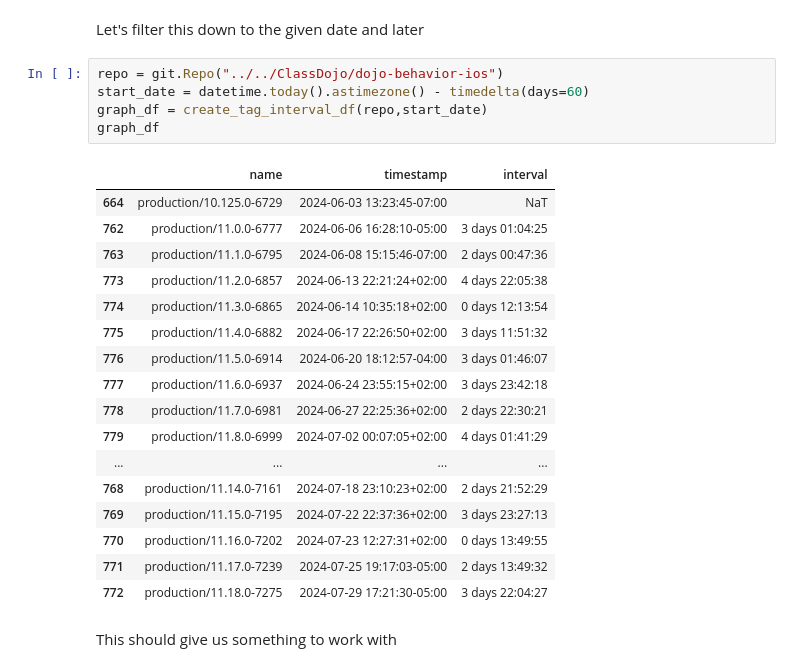
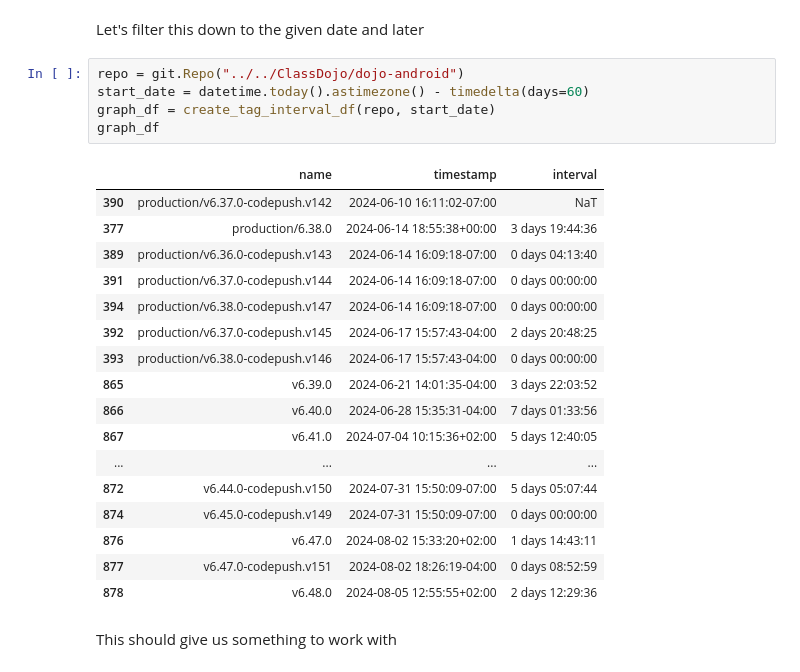
Before and after one commit to tottinge/gitminer-jupyter, a Jupyter notebook: OldNotebooks/GraphRepos.ipynb, the cells around one changed output. Drawn from its saved outputs; the diff is of its cells as text.

```diff
--- a/OldNotebooks/GraphRepos.ipynb
+++ b/OldNotebooks/GraphRepos.ipynb
@@ -30,28 +31,28 @@ we will need to generate a dataframe for the tags, with label and timestamp
 # %% [markdown]
 Let's filter this down to the given date and later
 # %%
-repo = git.Repo("../../ClassDojo/dojo-behavior-ios")
+repo = git.Repo("../../ClassDojo/dojo-android")
 start_date = datetime.today().astimezone() - timedelta(days=60)
-graph_df = create_tag_interval_df(repo,start_date)
+graph_df = create_tag_interval_df(repo, start_date)
 graph_df
 # %% [output]
 |  | name | timestamp | interval |
-| 664 | production/10.125.0-6729 | 2024-06-03 13:23:45-07:00 | NaT |
-| 762 | production/11.0.0-6777 | 2024-06-06 16:28:10-05:00 | 3 days 01:04:25 |
-| 763 | production/11.1.0-6795 | 2024-06-08 15:15:46-07:00 | 2 days 00:47:36 |
-| 773 | production/11.2.0-6857 | 2024-06-13 22:21:24+02:00 | 4 days 22:05:38 |
-| 774 | production/11.3.0-6865 | 2024-06-14 10:35:18+02:00 | 0 days 12:13:54 |
-| 775 | production/11.4.0-6882 | 2024-06-17 22:26:50+02:00 | 3 days 11:51:32 |
-| 776 | production/11.5.0-6914 | 2024-06-20 18:12:57-04:00 | 3 days 01:46:07 |
-| 777 | production/11.6.0-6937 | 2024-06-24 23:55:15+02:00 | 3 days 23:42:18 |
-| 778 | production/11.7.0-6981 | 2024-06-27 22:25:36+02:00 | 2 days 22:30:21 |
-| 779 | production/11.8.0-6999 | 2024-07-02 00:07:05+02:00 | 4 days 01:41:29 |
+| 390 | production/v6.37.0-codepush.v142 | 2024-06-10 16:11:02-07:00 | NaT |
+| 377 | production/6.38.0 | 2024-06-14 18:55:38+00:00 | 3 days 19:44:36 |
+| 389 | production/v6.36.0-codepush.v143 | 2024-06-14 16:09:18-07:00 | 0 days 04:13:40 |
+| 391 | production/v6.37.0-codepush.v144 | 2024-06-14 16:09:18-07:00 | 0 days 00:00:00 |
+| 394 | production/v6.38.0-codepush.v147 | 2024-06-14 16:09:18-07:00 | 0 days 00:00:00 |
+| 392 | production/v6.37.0-codepush.v145 | 2024-06-17 15:57:43-04:00 | 2 days 20:48:25 |
+| 393 | production/v6.38.0-codepush.v146 | 2024-06-17 15:57:43-04:00 | 0 days 00:00:00 |
+| 865 | v6.39.0 | 2024-06-21 14:01:35-04:00 | 3 days 22:03:52 |
+| 866 | v6.40.0 | 2024-06-28 15:35:31-04:00 | 7 days 01:33:56 |
+| 867 | v6.41.0 | 2024-07-04 10:15:36+02:00 | 5 days 12:40:05 |
 | ... | ... | ... | ... |
-| 768 | production/11.14.0-7161 | 2024-07-18 23:10:23+02:00 | 2 days 21:52:29 |
-| 769 | production/11.15.0-7195 | 2024-07-22 22:37:36+02:00 | 3 days 23:27:13 |
-| 770 | production/11.16.0-7202 | 2024-07-23 12:27:31+02:00 | 0 days 13:49:55 |
-| 771 | production/11.17.0-7239 | 2024-07-25 19:17:03-05:00 | 2 days 13:49:32 |
-| 772 | production/11.18.0-7275 | 2024-07-29 17:21:30-05:00 | 3 days 22:04:27 |
+| 872 | v6.44.0-codepush.v150 | 2024-07-31 15:50:09-07:00 | 5 days 05:07:44 |
+| 874 | v6.45.0-codepush.v149 | 2024-07-31 15:50:09-07:00 | 0 days 00:00:00 |
+| 876 | v6.47.0 | 2024-08-02 15:33:20+02:00 | 1 days 14:43:11 |
+| 877 | v6.47.0-codepush.v151 | 2024-08-02 18:26:19-04:00 | 0 days 08:52:59 |
+| 878 | v6.48.0 | 2024-08-05 12:55:55+02:00 | 2 days 12:29:36 |
 # %% [markdown]
 This should give us something to work with
 # %%
```
Also changed, not shown: parts of 13 cells of this notebook, 3 other files.
